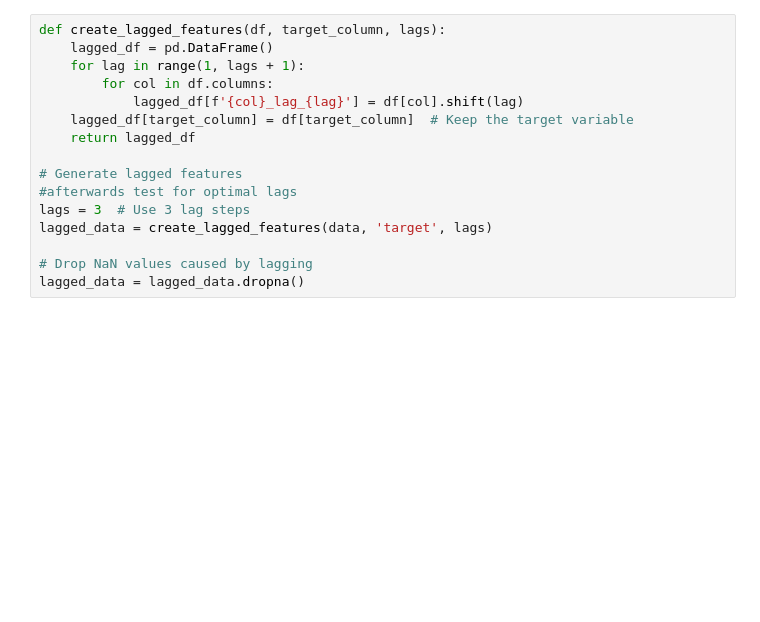
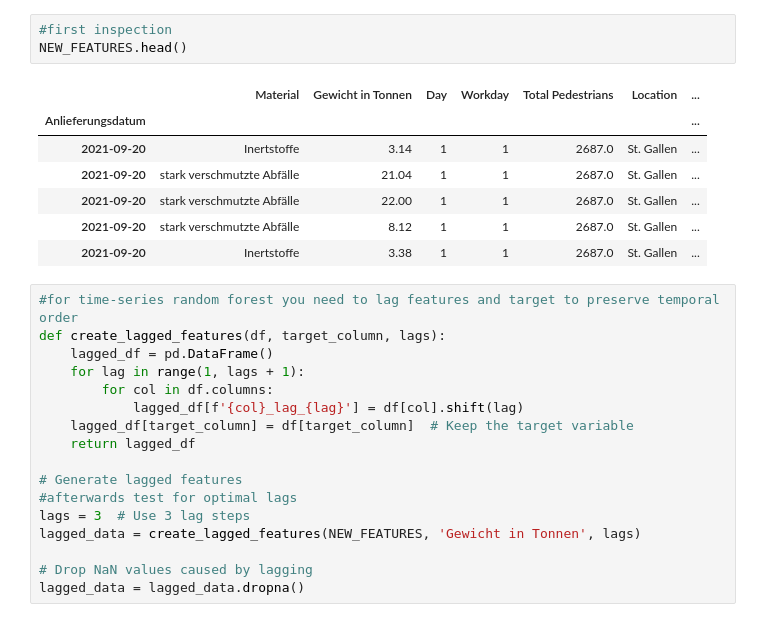
Before and after one commit to GregoryRickenmann/DSF-Project, a Jupyter notebook: random_forest.ipynb, the cells around one changed output. Saved outputs shown, nothing was run; the diff lists cells and outputs as text; blank space fills up the shorter version.

Commit message:
random forest for all waste

```diff
--- a/random_forest.ipynb
+++ b/random_forest.ipynb
@@ -42,4 +15,16 @@ ImportError: cannot import name 'features' from 'importing_rf' (/Users/rickenman
+# %%
+#first inspection
+NEW_FEATURES.head()
+# %% [output]
+|  | Material | Gewicht in Tonnen | Day | Workday | Total Pedestrians | Location | ... |
+| Anlieferungsdatum |  |  |  |  |  |  | ... |
+| 2021-09-20 | Inertstoffe | 3.14 | 1 | 1 | 2687.0 | St. Gallen | ... |
+| 2021-09-20 | stark verschmutzte Abfälle | 21.04 | 1 | 1 | 2687.0 | St. Gallen | ... |
+| 2021-09-20 | stark verschmutzte Abfälle | 22.00 | 1 | 1 | 2687.0 | St. Gallen | ... |
+| 2021-09-20 | stark verschmutzte Abfälle | 8.12 | 1 | 1 | 2687.0 | St. Gallen | ... |
+| 2021-09-20 | Inertstoffe | 3.38 | 1 | 1 | 2687.0 | St. Gallen | ... |
 # %%
+#for time-series random forest you need to lag features and target to preserve temporal order
 def create_lagged_features(df, target_column, lags):
     lagged_df = pd.DataFrame()
     for lag in range(1, lags + 1):
@@ -51,7 +36,7 @@ def create_lagged_features(df, target_column, lags):
 # Generate lagged features
 #afterwards test for optimal lags
 lags = 3  # Use 3 lag steps
-lagged_data = create_lagged_features(data, 'target', lags)
+lagged_data = create_lagged_features(NEW_FEATURES, 'Gewicht in Tonnen', lags)
 
 # Drop NaN values caused by lagging
 lagged_data = lagged_data.dropna()
```
Also changed, not shown: parts of 8 cells of this notebook, 4 other files.
